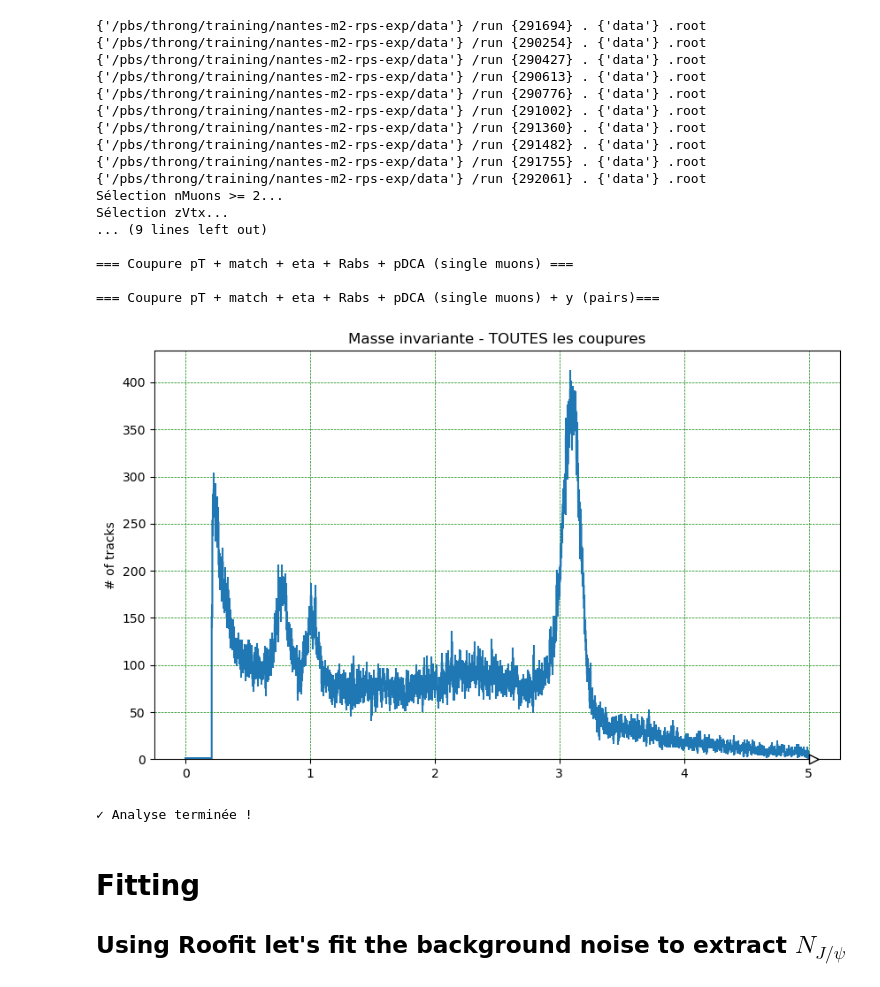
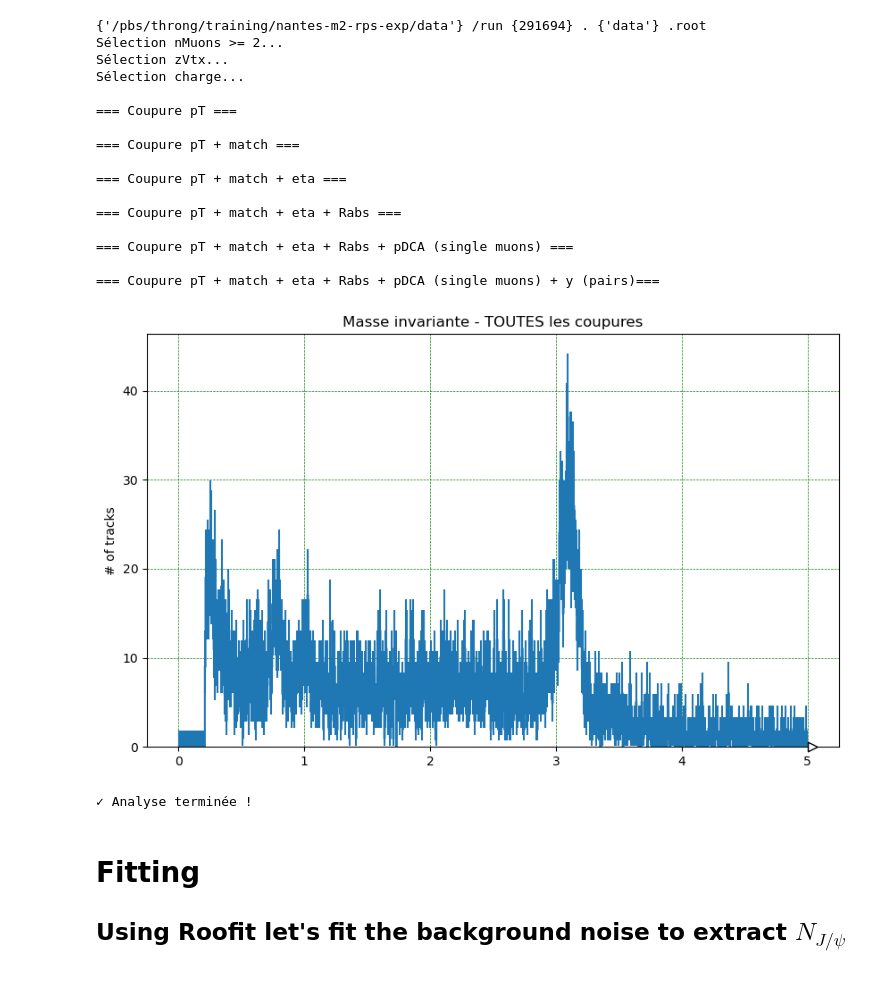
Before and after one commit to 00Goldy/qqbar2mumu-2025, a Jupyter notebook: notebooks/DATA/invariant_mass.ipynb, the cells around one changed output. Drawn from its saved outputs; the diff is of its cells as text; code cells hidden in the pictures.

```diff
--- a/notebooks/DATA/invariant_mass.ipynb
+++ b/notebooks/DATA/invariant_mass.ipynb
@@ -18,7 +18,7 @@ from Plot import Plot
 vector.register_awkward()
 DATATYPE="data"
 BASEDIR="/pbs/throng/training/nantes-m2-rps-exp/data"
-SAMPLE_RUN = [291694, 290254, 290427, 290613, 290776, 291002, 291360, 291482, 291755, 292061]
+SAMPLE_RUN = [291694]#, 290254, 290427, 290613, 290776, 291002, 291360, 291482, 291755, 292061]
 MUON_MASS = 0.105
 D_ABS = 500
 
@@ -229,28 +229,27 @@ def analyzeEventsTree():
 
     print("\n✓ Analyse terminée !")
 
-    return inv_mass
+    return inv_mass, vhMagRaw
 # %%
-inv_mass = analyzeEventsTree()
+inv_mass_value, inv_mass = analyzeEventsTree()
 # %% [output]
 {'/pbs/throng/training/nantes-m2-rps-exp/data'} /run {291694} . {'data'} .root
-{'/pbs/throng/training/nantes-m2-rps-exp/data'} /run {290254} . {'data'} .root
-{'/pbs/throng/training/nantes-m2-rps-exp/data'} /run {290427} . {'data'} .root
-{'/pbs/throng/training/nantes-m2-rps-exp/data'} /run {290613} . {'data'} .root
-{'/pbs/throng/training/nantes-m2-rps-exp/data'} /run {290776} . {'data'} .root
-{'/pbs/throng/training/nantes-m2-rps-exp/data'} /run {291002} . {'data'} .root
-{'/pbs/throng/training/nantes-m2-rps-exp/data'} /run {291360} . {'data'} .root
-{'/pbs/throng/training/nantes-m2-rps-exp/data'} /run {291482} . {'data'} .root
-{'/pbs/throng/training/nantes-m2-rps-exp/data'} /run {291755} . {'data'} .root
-{'/pbs/throng/training/nantes-m2-rps-exp/data'} /run {292061} . {'data'} .root
 Sélection nMuons >= 2...
 Sélection zVtx...
-... (9 lines left out)
+Sélection charge...
+
+=== Coupure pT ===
+
+=== Coupure pT + match ===
+
+=== Coupure pT + match + eta ===
+
+=== Coupure pT + match + eta + Rabs ===
 
 === Coupure pT + match + eta + Rabs + pDCA (single muons) ===
 
 === Coupure pT + match + eta + Rabs + pDCA (single muons) + y (pairs)===
-[figure, old version]
+[figure, new version]
 ✓ Analyse terminée !
 # %% [markdown]
 # Fitting
```
Also changed, not shown: parts of 1 cell of this notebook, 1 other file.
